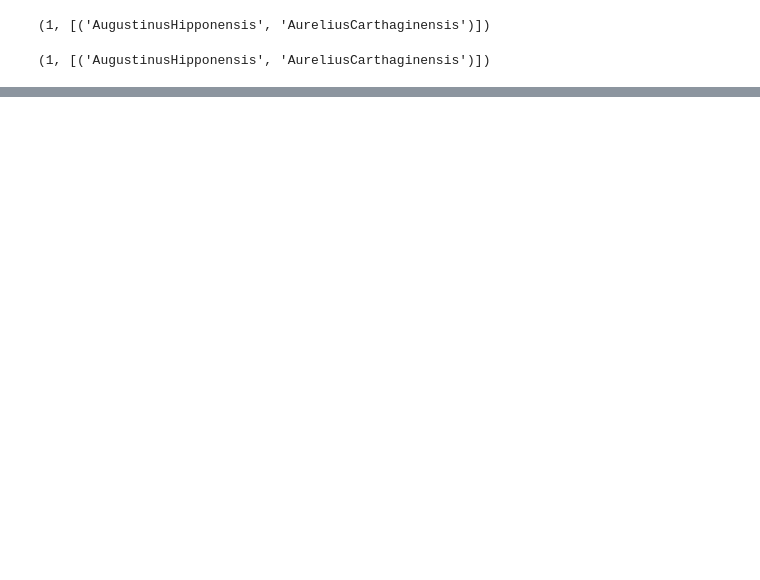
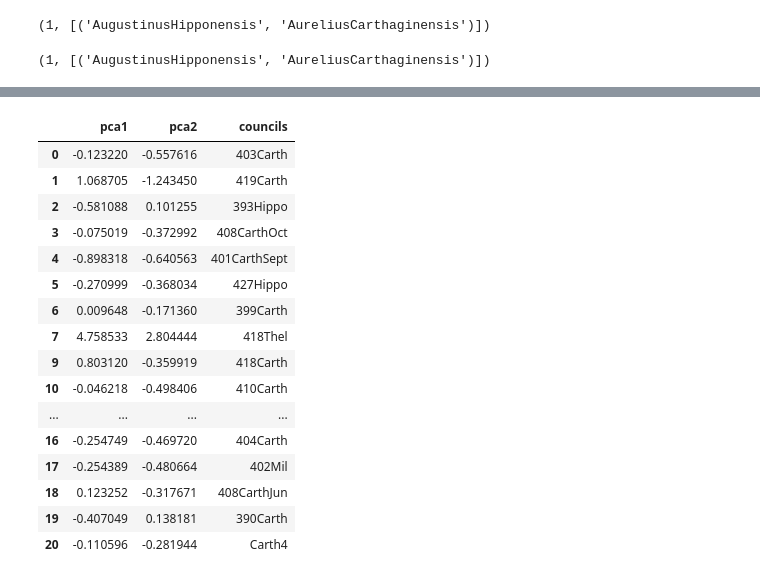
Before and after one commit to wjbmattingly/christie, a Jupyter notebook: councils.ipynb, the cells around one changed output, grey strips where cells are left out. Cells and saved outputs as stored; diff of their text form; code cells hidden in the pictures; blank space fills up the shorter version.

```diff
--- a/councils.ipynb
+++ b/councils.ipynb
@@ -380,0 +372,8 @@ find_max_overlap(2)
+# %%
+kmeans = KMeans(n_clusters=3)
+
+y = kmeans.fit_predict(df[people])
+
+df['Cluster'] = y
+
+print(df.head())
@@ -380,0 +398,29 @@ find_max_overlap(2)
+# %%
+import pandas as pd
+import seaborn as sns
+import matplotlib.pyplot as plt
+from sklearn.decomposition import PCA
+from sklearn.cluster import KMeans
+### Run PCA on the data and reduce the dimensions in pca_num_components dimensions
+### Get all the features columns except the class
+features = list(df.columns)[1:-2]
+
+### Get the features data
+data = df[features]
+clustering_kmeans = KMeans(n_clusters=5, precompute_distances="auto", n_jobs=-1)
+data['clusters'] = clustering_kmeans.fit_predict(data)
+reduced_data = PCA(n_components=2).fit_transform(data)
+results = pd.DataFrame(reduced_data,columns=['pca1','pca2'])
+results["councils"] = councils
+# plt.scatter(x="pca1", y="pca2", data=results)
+# plt.title('K-means Clustering with 2 dimensions')
+# plt.show()
+results.drop([8, 7, 14],axis=0,inplace=True)
+import pandas as pd
+pd.options.plotting.backend = "plotly"
+fig = results.plot.scatter(x="pca1", y="pca2", text="councils")
+fig.update_layout(
+    height=800,
+    title_text='K-Means Clustering of Council Data'
+)
+fig.show()
@@ -380,0 +440,20 @@ find_max_overlap(2)
+# %%
+results
+# %% [output]
+|  | pca1 | pca2 | councils |
+| 0 | -0.123220 | -0.557616 | 403Carth |
+| 1 | 1.068705 | -1.243450 | 419Carth |
+| 2 | -0.581088 | 0.101255 | 393Hippo |
+| 3 | -0.075019 | -0.372992 | 408CarthOct |
+| 4 | -0.898318 | -0.640563 | 401CarthSept |
+| 5 | -0.270999 | -0.368034 | 427Hippo |
+| 6 | 0.009648 | -0.171360 | 399Carth |
+| 7 | 4.758533 | 2.804444 | 418Thel |
+| 9 | 0.803120 | -0.359919 | 418Carth |
+| 10 | -0.046218 | -0.498406 | 410Carth |
+| ... | ... | ... | ... |
+| 16 | -0.254749 | -0.469720 | 404Carth |
+| 17 | -0.254389 | -0.480664 | 402Mil |
+| 18 | 0.123252 | -0.317671 | 408CarthJun |
+| 19 | -0.407049 | 0.138181 | 390Carth |
+| 20 | -0.110596 | -0.281944 | Carth4 |
```
Also changed, not shown: parts of 33 cells of this notebook, 1 other file.
